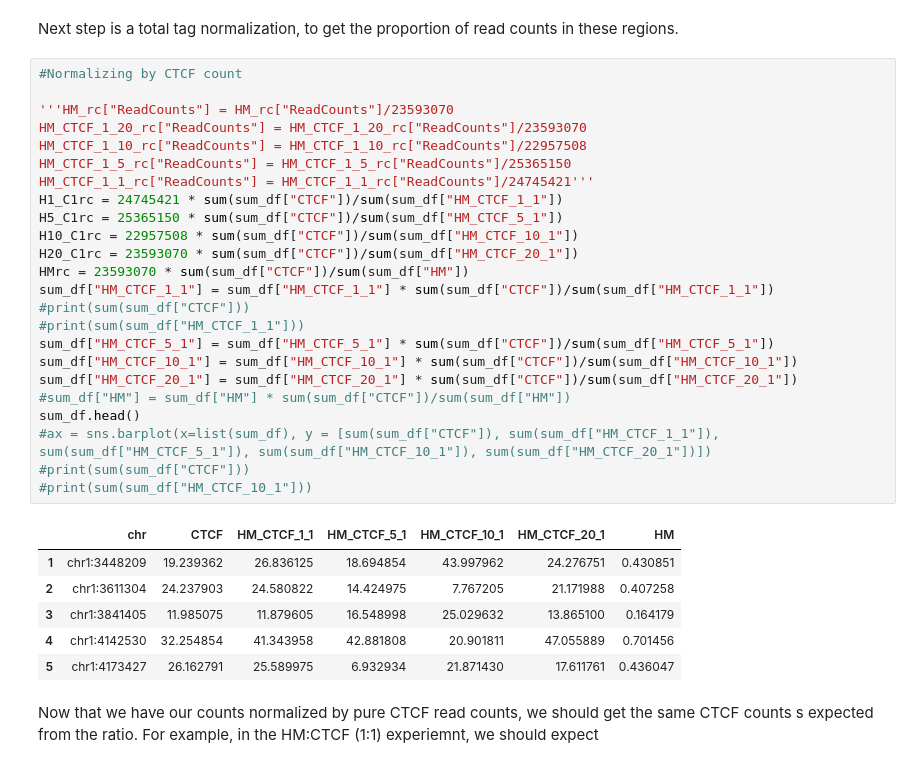
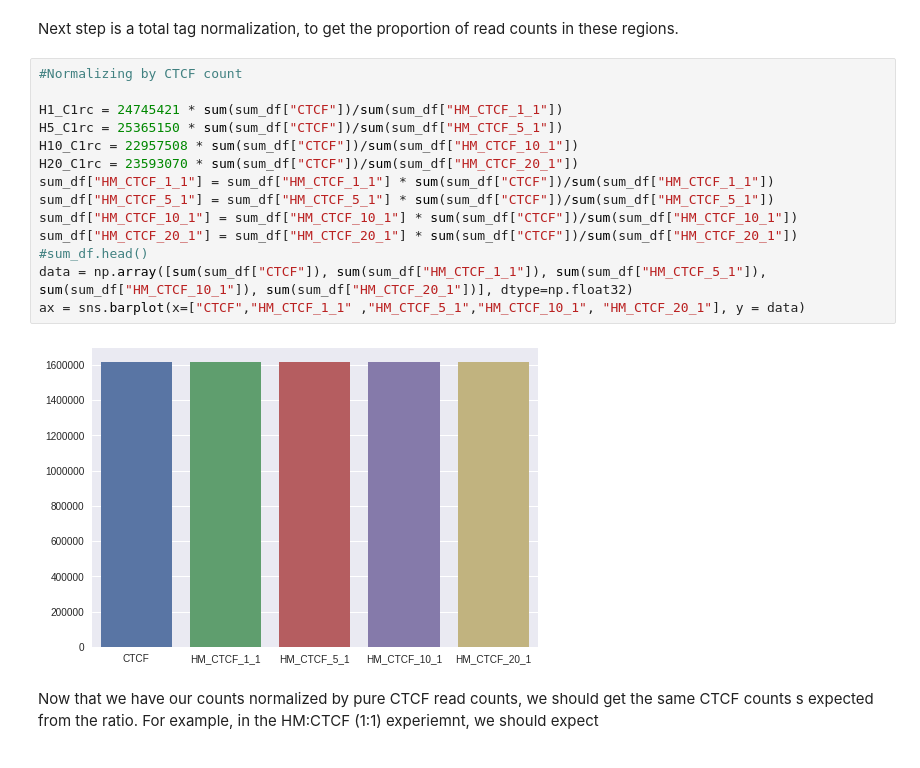
Before and after one commit to sidwekhande/spike-in, a Jupyter notebook: Data_Analysis_of_a_ChIP_seq_spike_in_reference.ipynb, the cells around one changed output. Drawn from its saved outputs; the diff is of its cells as text.

```diff
--- a/Data_Analysis_of_a_ChIP_seq_spike_in_reference.ipynb
+++ b/Data_Analysis_of_a_ChIP_seq_spike_in_reference.ipynb
@@ -163,33 +158,18 @@ Next step is a total tag normalization, to get the proportion of read counts in
 # %%
 #Normalizing by CTCF count
 
-'''HM_rc["ReadCounts"] = HM_rc["ReadCounts"]/23593070
-HM_CTCF_1_20_rc["ReadCounts"] = HM_CTCF_1_20_rc["ReadCounts"]/23593070
-HM_CTCF_1_10_rc["ReadCounts"] = HM_CTCF_1_10_rc["ReadCounts"]/22957508
-HM_CTCF_1_5_rc["ReadCounts"] = HM_CTCF_1_5_rc["ReadCounts"]/25365150
-HM_CTCF_1_1_rc["ReadCounts"] = HM_CTCF_1_1_rc["ReadCounts"]/24745421'''
 H1_C1rc = 24745421 * sum(sum_df["CTCF"])/sum(sum_df["HM_CTCF_1_1"])
 H5_C1rc = 25365150 * sum(sum_df["CTCF"])/sum(sum_df["HM_CTCF_5_1"])
 H10_C1rc = 22957508 * sum(sum_df["CTCF"])/sum(sum_df["HM_CTCF_10_1"])
 H20_C1rc = 23593070 * sum(sum_df["CTCF"])/sum(sum_df["HM_CTCF_20_1"])
-HMrc = 23593070 * sum(sum_df["CTCF"])/sum(sum_df["HM"])
 sum_df["HM_CTCF_1_1"] = sum_df["HM_CTCF_1_1"] * sum(sum_df["CTCF"])/sum(sum_df["HM_CTCF_1_1"])
-#print(sum(sum_df["CTCF"]))
-#print(sum(sum_df["HM_CTCF_1_1"]))
 sum_df["HM_CTCF_5_1"] = sum_df["HM_CTCF_5_1"] * sum(sum_df["CTCF"])/sum(sum_df["HM_CTCF_5_1"])
 sum_df["HM_CTCF_10_1"] = sum_df["HM_CTCF_10_1"] * sum(sum_df["CTCF"])/sum(sum_df["HM_CTCF_10_1"])
 sum_df["HM_CTCF_20_1"] = sum_df["HM_CTCF_20_1"] * sum(sum_df["CTCF"])/sum(sum_df["HM_CTCF_20_1"])
-#sum_df["HM"] = sum_df["HM"] * sum(sum_df["CTCF"])/sum(sum_df["HM"])
-sum_df.head()
-#ax = sns.barplot(x=list(sum_df), y = [sum(sum_df["CTCF"]), sum(sum_df["HM_CTCF_1_1"]), sum(sum_df["HM_CTCF_5_1"]), sum(sum_df["HM_CTCF_10_1"]), sum(sum_df["HM_CTCF_20_1"])])
-#print(sum(sum_df["CTCF"]))
-#print(sum(sum_df["HM_CTCF_10_1"]))
+#sum_df.head()
+data = np.array([sum(sum_df["CTCF"]), sum(sum_df["HM_CTCF_1_1"]), sum(sum_df["HM_CTCF_5_1"]), sum(sum_df["HM_CTCF_10_1"]), sum(sum_df["HM_CTCF_20_1"])], dtype=np.float32)
+ax = sns.barplot(x=["CTCF","HM_CTCF_1_1" ,"HM_CTCF_5_1","HM_CTCF_10_1", "HM_CTCF_20_1"], y = data)
 # %% [output]
-|  | chr | CTCF | HM_CTCF_1_1 | HM_CTCF_5_1 | HM_CTCF_10_1 | HM_CTCF_20_1 | HM |
-| 1 | chr1:3448209 | 19.239362 | 26.836125 | 18.694854 | 43.997962 | 24.276751 | 0.430851 |
-| 2 | chr1:3611304 | 24.237903 | 24.580822 | 14.424975 | 7.767205 | 21.171988 | 0.407258 |
-| 3 | chr1:3841405 | 11.985075 | 11.879605 | 16.548998 | 25.029632 | 13.865100 | 0.164179 |
-| 4 | chr1:4142530 | 32.254854 | 41.343958 | 42.881808 | 20.901811 | 47.055889 | 0.701456 |
-| 5 | chr1:4173427 | 26.162791 | 25.589975 | 6.932934 | 21.871430 | 17.611761 | 0.436047 |
+[figure, added]
 # %% [markdown]
 Now that we have our counts normalized by pure CTCF read counts, we should get the same CTCF counts s expected from the ratio. For example, in the HM:CTCF (1:1) experiemnt, we should expect
```
Also changed, not shown: parts of 18 cells of this notebook.
